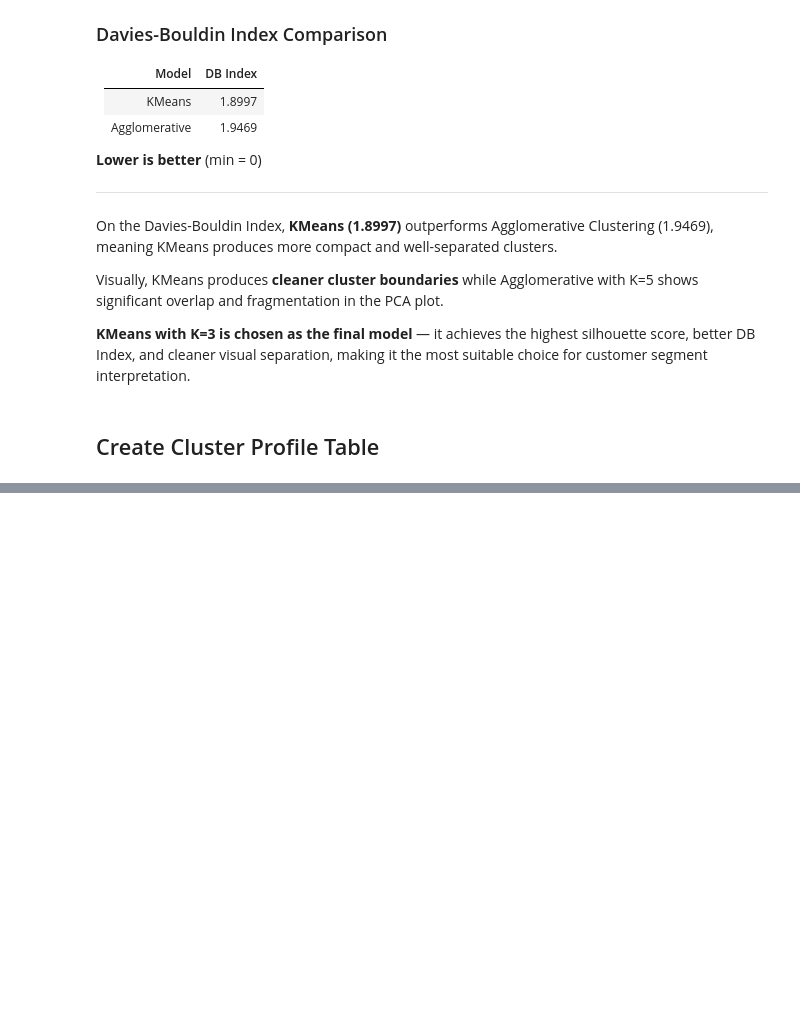
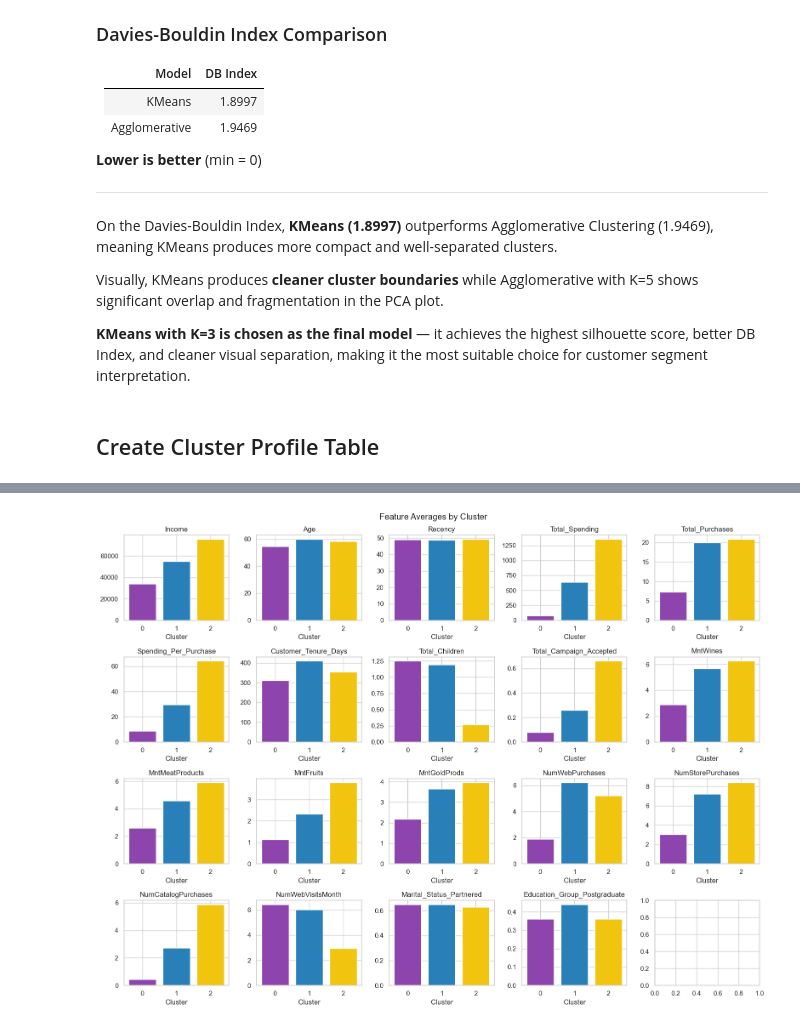
Before and after one commit to muhammedriswanp/customer-segmentation-clustering, a Jupyter notebook: notebooks/project_analysis.ipynb, the cells around one changed output, grey strips where cells are left out. Saved outputs shown, nothing was run; the diff lists cells and outputs as text; code cells hidden in the pictures; blank space fills up the shorter version.

```diff
--- a/notebooks/project_analysis.ipynb
+++ b/notebooks/project_analysis.ipynb
@@ -875,0 +913,22 @@ df.to_csv("../outputs/clusters/dataset_with_clusters.csv", index=False)
+# %%
+features = profile.columns.tolist()
+
+fig, axes = plt.subplots(4, 5, figsize=(16, 12))
+axes = axes.flatten()
+
+
+for i, feature in enumerate(features):
+    axes[i].bar(
+        profile.index.astype(str),
+        profile[feature],
+        color = ['#8e44ad', '#2980b9', '#f1c40f']
+    )
+    axes[i].set_title(feature)
+    axes[i].set_xlabel('Cluster')
+
+plt.suptitle('Feature Averages by Cluster')
+plt.tight_layout()
+plt.savefig('../outputs/reports/cluster_profiles.png', dpi=150, bbox_inches='tight')
+plt.show()
+# %% [output]
+[figure, added]
```
Also changed, not shown: parts of 18 cells of this notebook, 5 other files.
